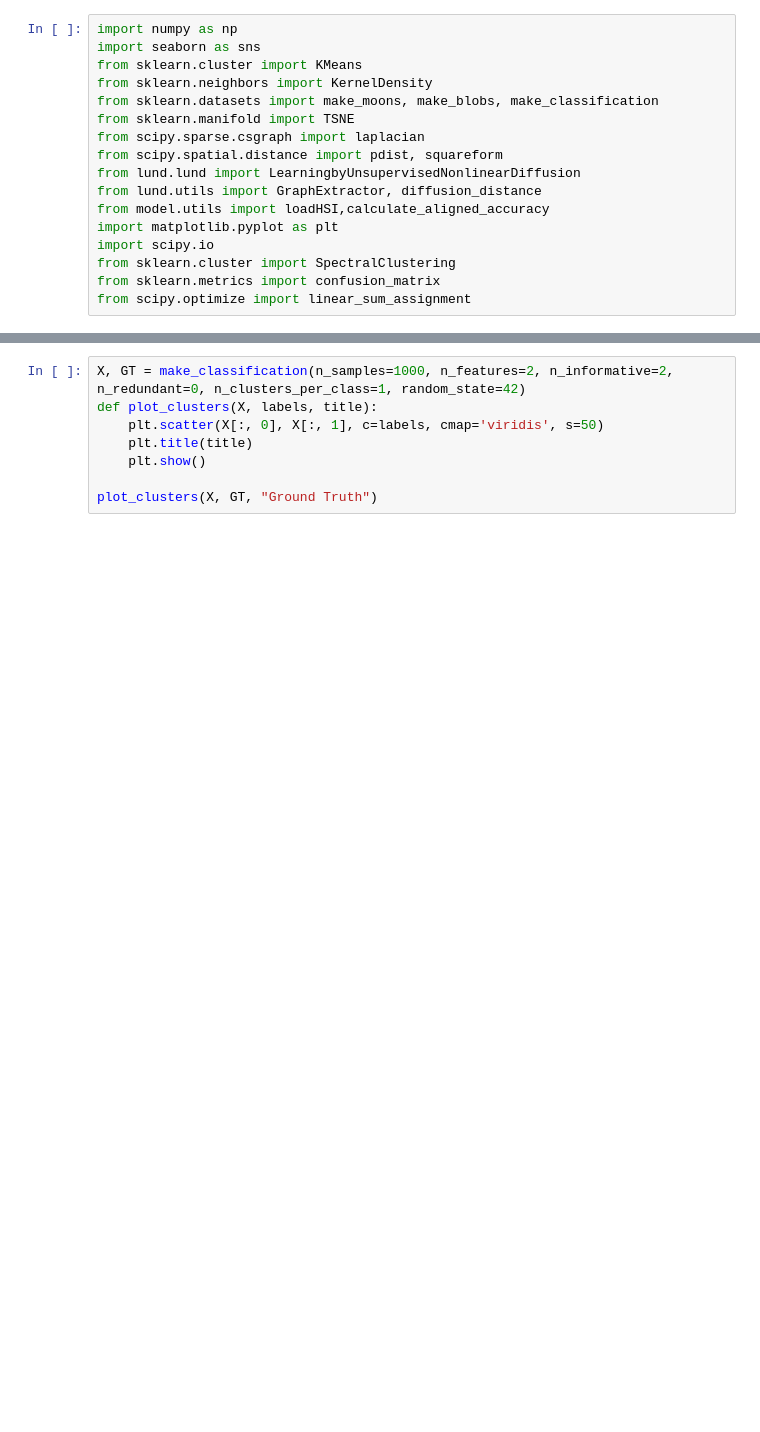
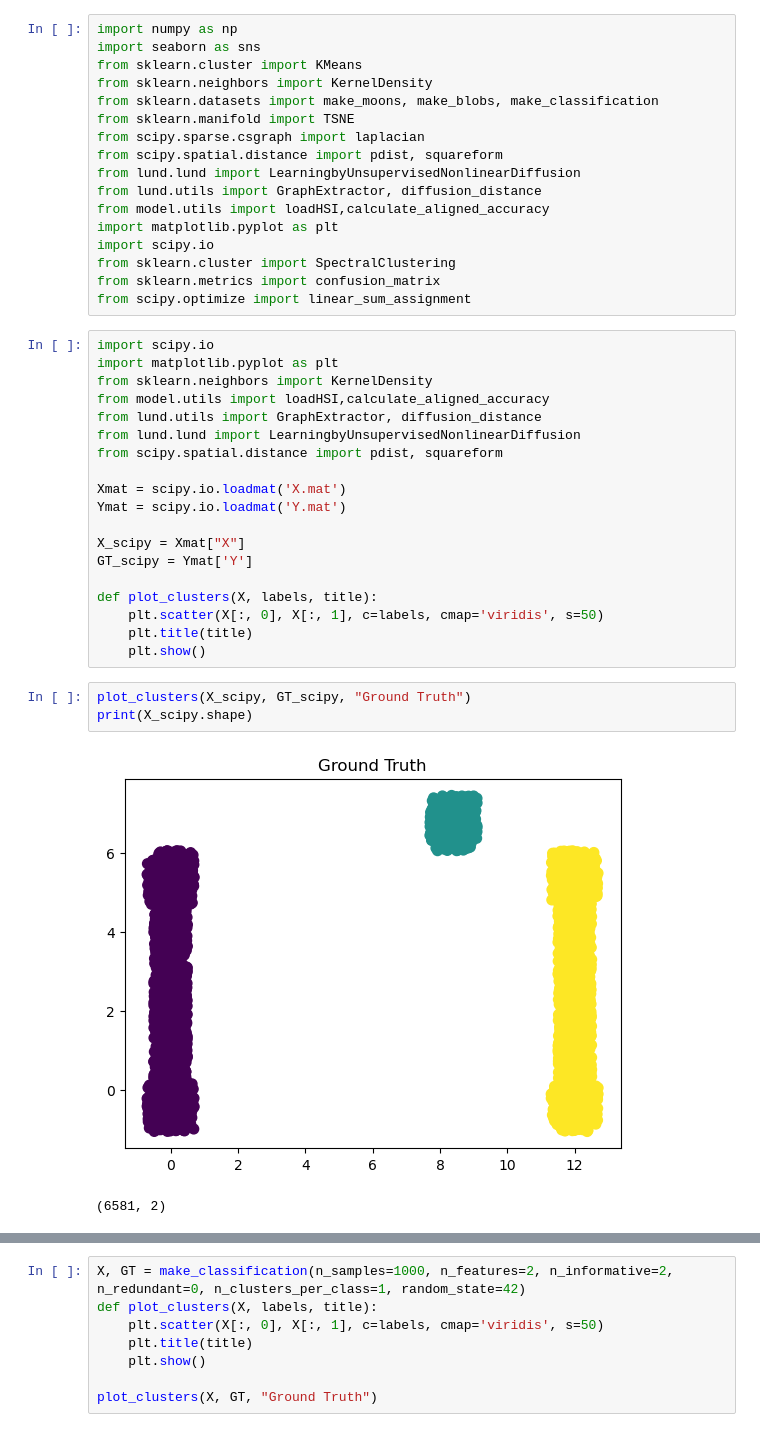
Before and after one commit to seolibek/Tufts2024, a Jupyter notebook: specClus.ipynb, the cells around one changed output, grey strips where cells are left out. Cells and saved outputs as stored; diff of their text form; blank space fills up the shorter version.

Commit message:
accurate clustering w data from matlab

```diff
--- a/specClus.ipynb
+++ b/specClus.ipynb
@@ -15,3 +15,28 @@ import scipy.io
 from sklearn.cluster import SpectralClustering
 from sklearn.metrics import confusion_matrix
 from scipy.optimize import linear_sum_assignment
+# %%
+import scipy.io
+import matplotlib.pyplot as plt
+from sklearn.neighbors import KernelDensity
+from model.utils import loadHSI,calculate_aligned_accuracy
+from lund.utils import GraphExtractor, diffusion_distance
+from lund.lund import LearningbyUnsupervisedNonlinearDiffusion
+from scipy.spatial.distance import pdist, squareform
+
+Xmat = scipy.io.loadmat('X.mat')
+Ymat = scipy.io.loadmat('Y.mat')
+
+X_scipy = Xmat["X"]
+GT_scipy = Ymat['Y']
+
+def plot_clusters(X, labels, title):
+    plt.scatter(X[:, 0], X[:, 1], c=labels, cmap='viridis', s=50)
+    plt.title(title)
+    plt.show()
+# %%
+plot_clusters(X_scipy, GT_scipy, "Ground Truth")
+print(X_scipy.shape)
+# %% [output]
+[figure, added]
+(6581, 2)
```
Also changed, not shown: parts of 6 cells of this notebook.
